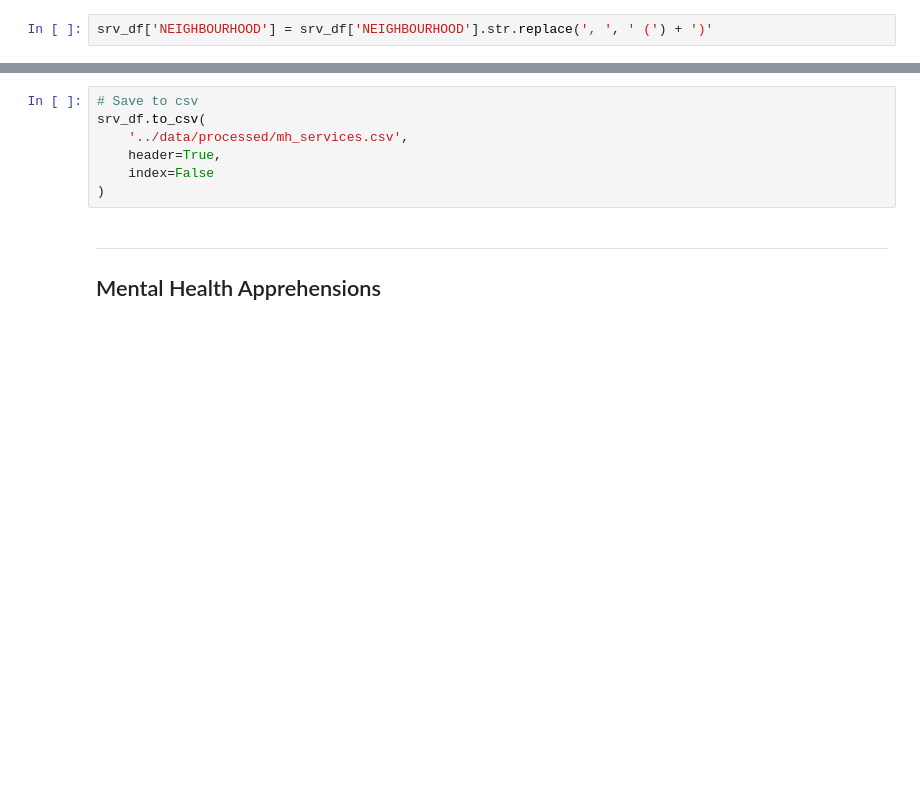
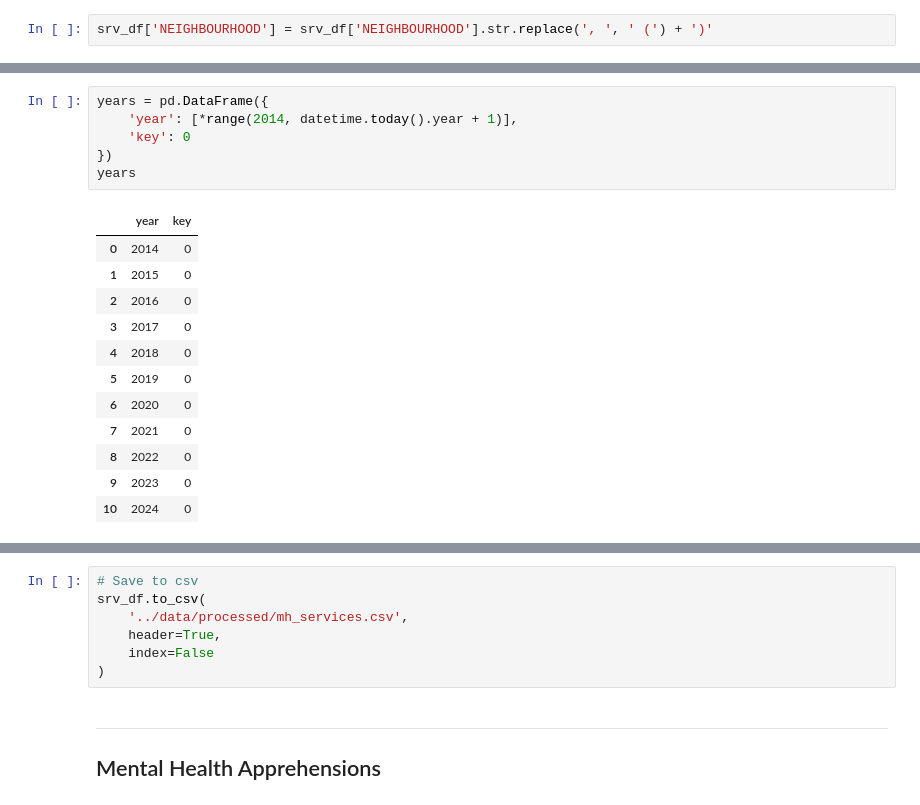
Before and after one commit to tsbarr/toronto-open-data, a Jupyter notebook: mental-health-services/notebooks/01_data_collection.ipynb, the cells around one changed output, grey strips where cells are left out. Drawn from its saved outputs; the diff is of its cells as text; blank space fills up the shorter version.

```diff
--- a/mental-health-services/notebooks/01_data_collection.ipynb
+++ b/mental-health-services/notebooks/01_data_collection.ipynb
@@ -197,0 +209,19 @@ srv_df['NEIGHBOURHOOD'] = srv_df['NEIGHBOURHOOD'].str.replace(', ', ' (') + ')'
+# %%
+years = pd.DataFrame({
+    'year': [*range(2014, datetime.today().year + 1)],
+    'key': 0
+})
+years
+# %% [output]
+|  | year | key |
+| 0 | 2014 | 0 |
+| 1 | 2015 | 0 |
+| 2 | 2016 | 0 |
+| 3 | 2017 | 0 |
+| 4 | 2018 | 0 |
+| 5 | 2019 | 0 |
+| 6 | 2020 | 0 |
+| 7 | 2021 | 0 |
+| 8 | 2022 | 0 |
+| 9 | 2023 | 0 |
+| 10 | 2024 | 0 |
```
Also changed, not shown: parts of 5 cells of this notebook.
